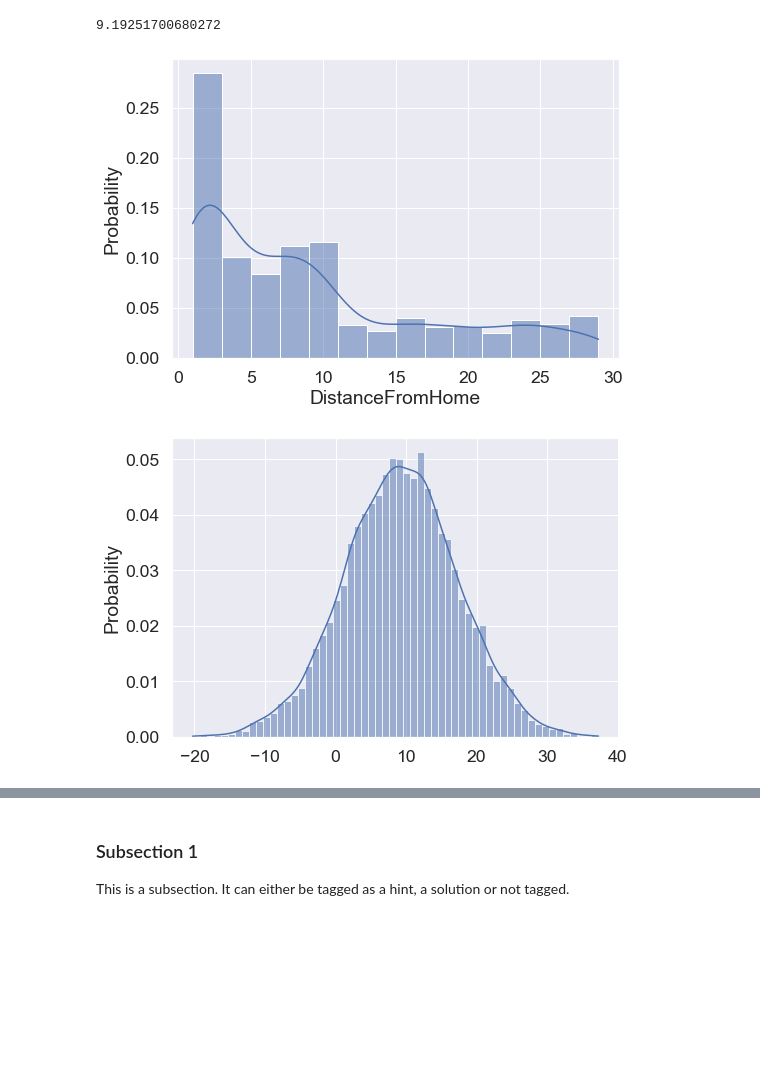
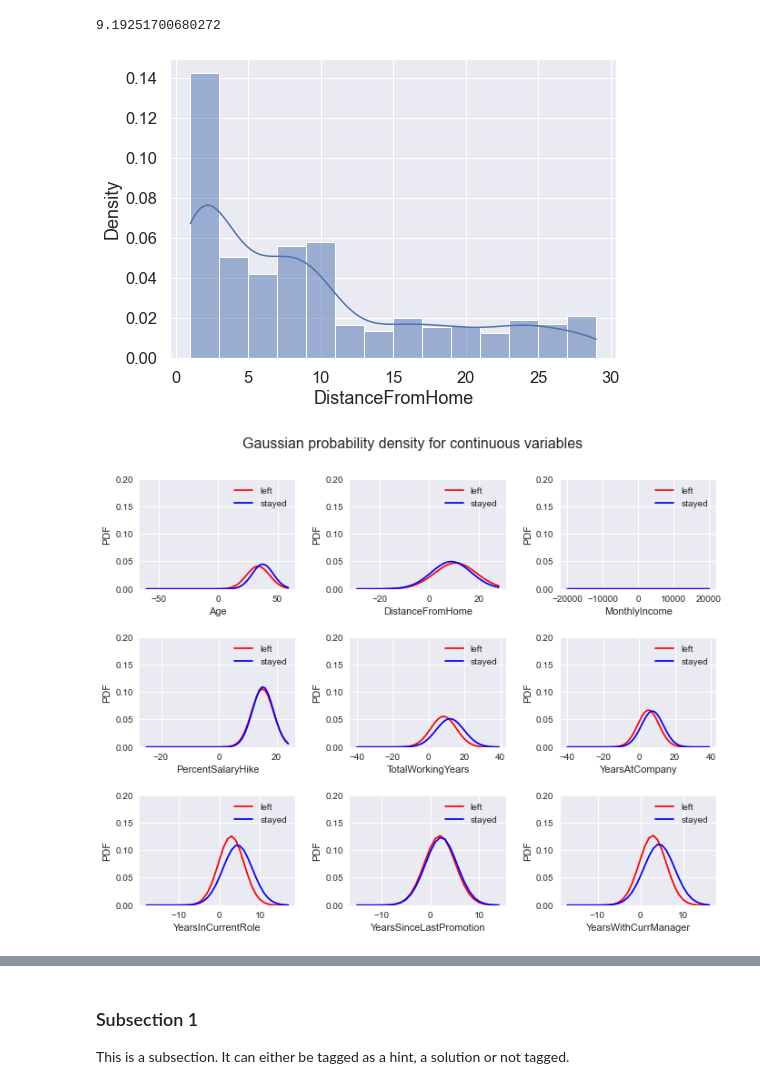
Before and after one commit to JDFDuarte/Attrition-Predictor, a Jupyter notebook: notebooks/template_notebook_Ella.ipynb, the cells around one changed output, grey strips where cells are left out. Drawn from its saved outputs; the diff is of its cells as text; code cells hidden in the pictures; blank space fills up the shorter version.

```diff
--- a/notebooks/template_notebook_Ella.ipynb
+++ b/notebooks/template_notebook_Ella.ipynb
@@ -225,15 +278,29 @@ df['DistanceFromHome'].mean()
 # %% [output]
 9.19251700680272
 # %%
-sns.histplot(x='DistanceFromHome', data=df, kde=True, cumulative=False, stat='probability');
+sns.histplot(x='DistanceFromHome', data=df, kde=True, cumulative=False, stat='density');
 # %% [output]
-[figure, old version]
+[figure, new version]
-# %%
-from scipy.stats import norm
-
-
-distr = np.random.normal(loc=df['DistanceFromHome'].mean(), scale=np.std(df['DistanceFromHome'],ddof=1), size=10000)
-
-sns.histplot(distr, stat='probability',kde=True);
-# %% [output]
-[figure, removed]
+# %%
+from scipy.stats import norm
+
+cols_toplot=['Age','DistanceFromHome','MonthlyIncome','PercentSalaryHike','TotalWorkingYears','YearsAtCompany','YearsInCurrentRole','YearsSinceLastPromotion','YearsWithCurrManager']
+fig, axs = plt.subplots(3,3,figsize=(10,8))
+YLIMS = [0, 0.2]
+for i, col in enumerate(cols_toplot):
+    x=range(0-df[col].max(),df[col].max())
+    pdf_densities_left = norm.pdf(x, loc=df[df['Attrition']=='Yes'][col].mean(), scale=np.std(df[df['Attrition']=='Yes'][col],ddof=1))
+    pdf_densities_stayed = norm.pdf(x, loc=df[df['Attrition']=='No'][col].mean(), scale=np.std(df[df['Attrition']=='No'][col],ddof=1))
+    axs[i//3,i%3].plot(x, pdf_densities_left,color='red')
+    axs[i//3,i%3].plot(x, pdf_densities_stayed,color='blue')
+    axs[i//3,i%3].set_xlabel(col)
+    axs[i//3,i%3].set_ylabel('PDF')
+    axs[i//3,i%3].set_ylim(YLIMS)
+    axs[i//3,i%3].legend(['left', 'stayed'])
+    plt.tight_layout()
+
+    fig.suptitle('Gaussian probability density for continuous variables', fontsize=16)
+
+plt.savefig('pic.jpeg')
+# %% [output]
+[figure, added]
```
Also changed, not shown: parts of 22 cells of this notebook, 1 other file.
